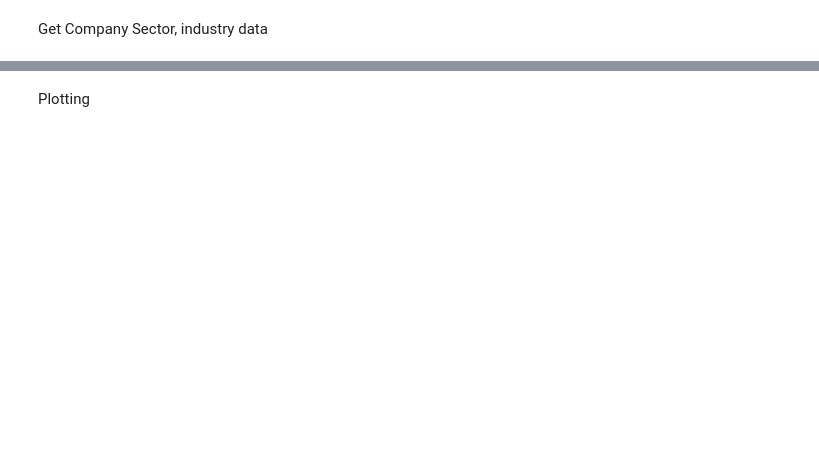
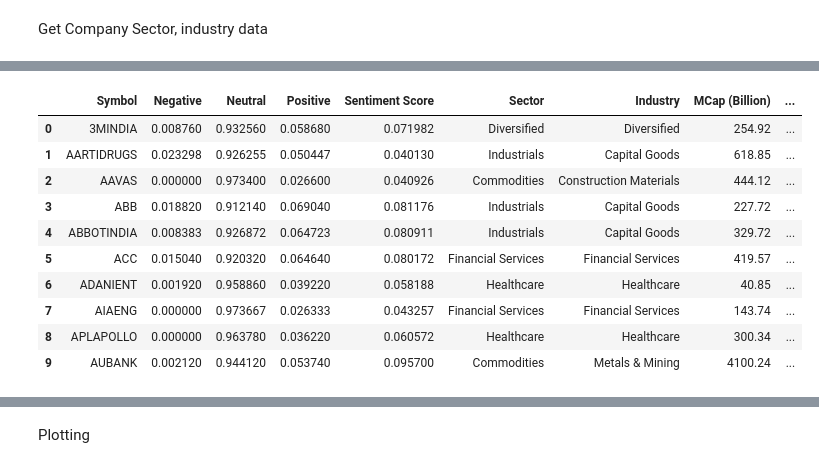
Before and after one commit to Shubxam/Nifty-500-Live-Sentiment-Analysis, a Jupyter notebook: playbook.ipynb, the cells around one changed output, grey strips where cells are left out. Saved outputs shown, nothing was run; the diff lists cells and outputs as text; code cells hidden in the pictures; blank space fills up the shorter version.

```diff
--- a/playbook.ipynb
+++ b/playbook.ipynb
@@ -223,3 +288,17 @@ final_df
 final_df = pd.merge(final_df, tickers_df, left_on='Ticker', right_on='Symbol').drop('Symbol', axis=1)
 # %%
 final_df.columns = ['Symbol', 'Negative', 'Neutral', 'Positive', 'Sentiment Score', 'Sector', 'Industry', 'MCap (Billion)', 'Company Name']
+# %%
+final_df
+# %% [output]
+|  | Symbol | Negative | Neutral | Positive | Sentiment Score | Sector | Industry | MCap (Billion) | ... |
+| 0 | 3MINDIA | 0.008760 | 0.932560 | 0.058680 | 0.071982 | Diversified | Diversified | 254.92 | ... |
+| 1 | AARTIDRUGS | 0.023298 | 0.926255 | 0.050447 | 0.040130 | Industrials | Capital Goods | 618.85 | ... |
+| 2 | AAVAS | 0.000000 | 0.973400 | 0.026600 | 0.040926 | Commodities | Construction Materials | 444.12 | ... |
+| 3 | ABB | 0.018820 | 0.912140 | 0.069040 | 0.081176 | Industrials | Capital Goods | 227.72 | ... |
+| 4 | ABBOTINDIA | 0.008383 | 0.926872 | 0.064723 | 0.080911 | Industrials | Capital Goods | 329.72 | ... |
+| 5 | ACC | 0.015040 | 0.920320 | 0.064640 | 0.080172 | Financial Services | Financial Services | 419.57 | ... |
+| 6 | ADANIENT | 0.001920 | 0.958860 | 0.039220 | 0.058188 | Healthcare | Healthcare | 40.85 | ... |
+| 7 | AIAENG | 0.000000 | 0.973667 | 0.026333 | 0.043257 | Financial Services | Financial Services | 143.74 | ... |
+| 8 | APLAPOLLO | 0.000000 | 0.963780 | 0.036220 | 0.060572 | Healthcare | Healthcare | 300.34 | ... |
+| 9 | AUBANK | 0.002120 | 0.944120 | 0.053740 | 0.095700 | Commodities | Metals & Mining | 4100.24 | ... |
```
Also changed, not shown: parts of 24 cells of this notebook, 2 other files.
